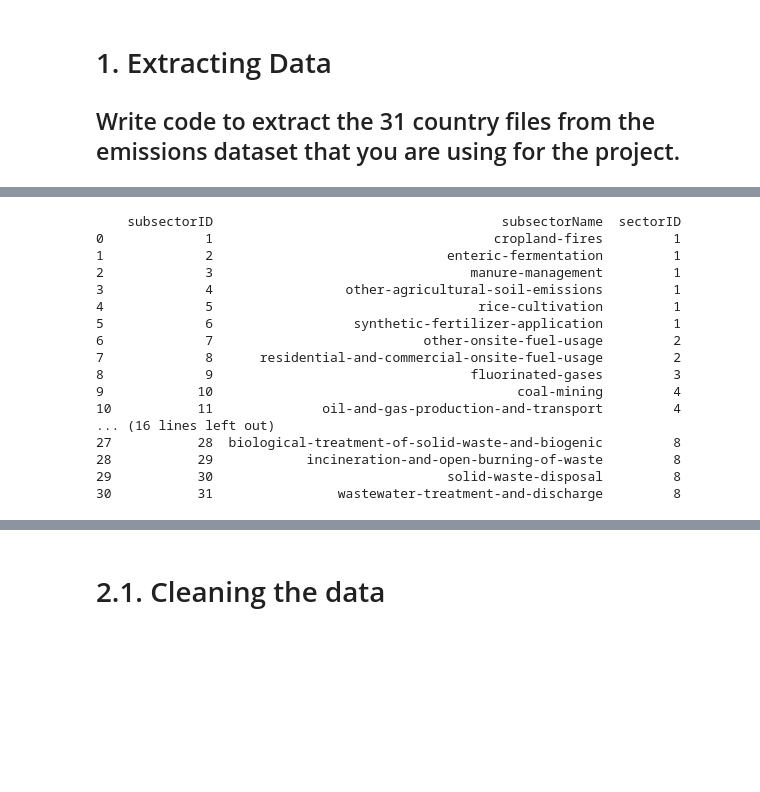
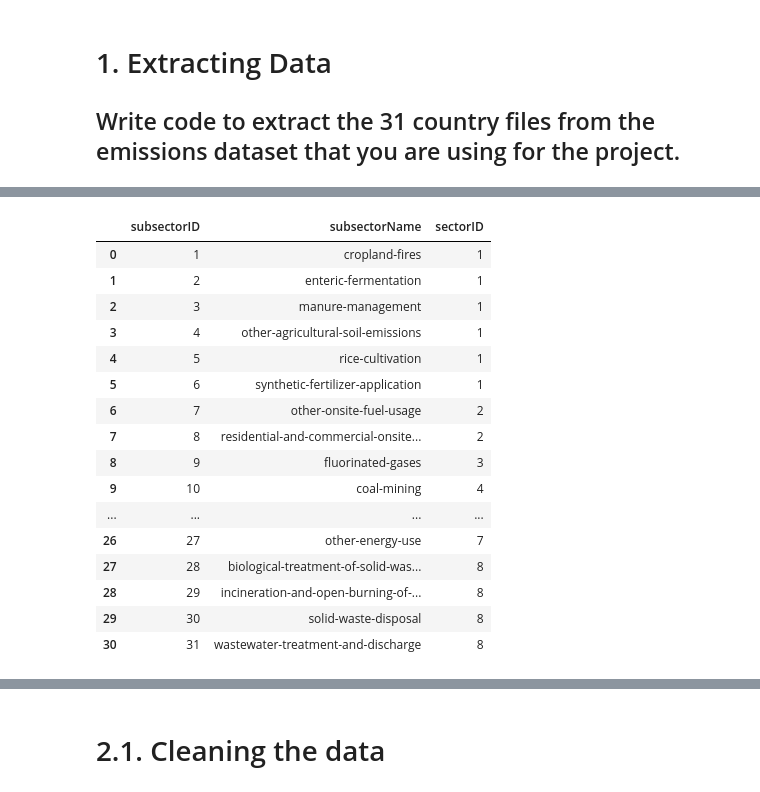
Before and after one commit to meganjchiang/info430proj, a Jupyter notebook: project2/deliverable2.ipynb, the cells around one changed output, grey strips where cells are left out. Saved outputs shown, nothing was run; the diff lists cells and outputs as text; code cells hidden in the pictures; blank space fills up the shorter version.

```diff
--- a/project2/deliverable2.ipynb
+++ b/project2/deliverable2.ipynb
@@ -94,25 +95,26 @@ dimSubSector = pd.DataFrame(subsector_data)
 dimSubSector = dimSubSector.merge(dimSector, on='sectorName')
 dimSubSector.insert(0, 'subsectorID', range(1, len(dimSubSector) + 1))
 dimSubSector.drop(columns=['sectorName'], inplace=True)
-print(dimSubSector)
-# %% [output]
-    subsectorID                                     subsectorName  sectorID
-0             1                                    cropland-fires         1
-1             2                              enteric-fermentation         1
-2             3                                 manure-management         1
-3             4                 other-agricultural-soil-emissions         1
-4             5                                  rice-cultivation         1
-5             6                  synthetic-fertilizer-application         1
-6             7                           other-onsite-fuel-usage         2
-7             8      residential-and-commercial-onsite-fuel-usage         2
-8             9                                 fluorinated-gases         3
-9            10                                       coal-mining         4
-10           11              oil-and-gas-production-and-transport         4
-... (16 lines left out)
-27           28  biological-treatment-of-solid-waste-and-biogenic         8
-28           29            incineration-and-open-burning-of-waste         8
-29           30                              solid-waste-disposal         8
-30           31                wastewater-treatment-and-discharge         8
+# %%
+dimSubSector
+# %% [output]
+|  | subsectorID | subsectorName | sectorID |
+| 0 | 1 | cropland-fires | 1 |
+| 1 | 2 | enteric-fermentation | 1 |
+| 2 | 3 | manure-management | 1 |
+| 3 | 4 | other-agricultural-soil-emissions | 1 |
+| 4 | 5 | rice-cultivation | 1 |
+| 5 | 6 | synthetic-fertilizer-application | 1 |
+| 6 | 7 | other-onsite-fuel-usage | 2 |
+| 7 | 8 | residential-and-commercial-onsite... | 2 |
+| 8 | 9 | fluorinated-gases | 3 |
+| 9 | 10 | coal-mining | 4 |
+| ... | ... | ... | ... |
+| 26 | 27 | other-energy-use | 7 |
+| 27 | 28 | biological-treatment-of-solid-was... | 8 |
+| 28 | 29 | incineration-and-open-burning-of-... | 8 |
+| 29 | 30 | solid-waste-disposal | 8 |
+| 30 | 31 | wastewater-treatment-and-discharge | 8 |
 # %%
 # Combined csv will all the data
 main_directory = 'data/'
```
Also changed, not shown: parts of 10 cells of this notebook.
